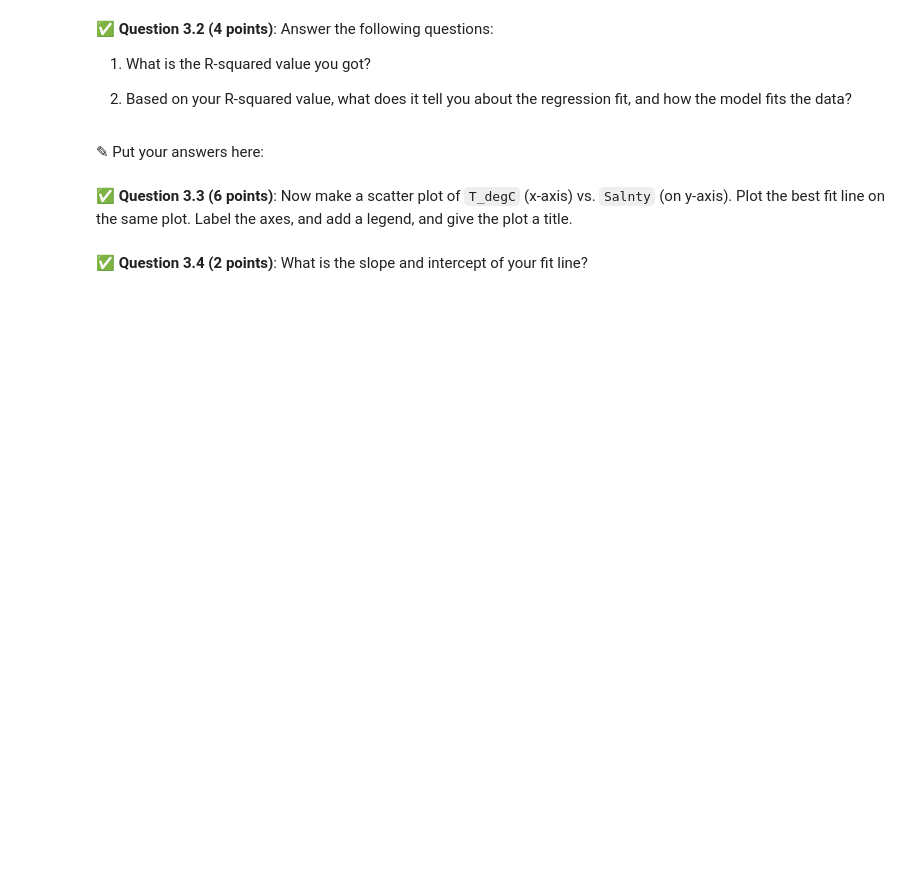
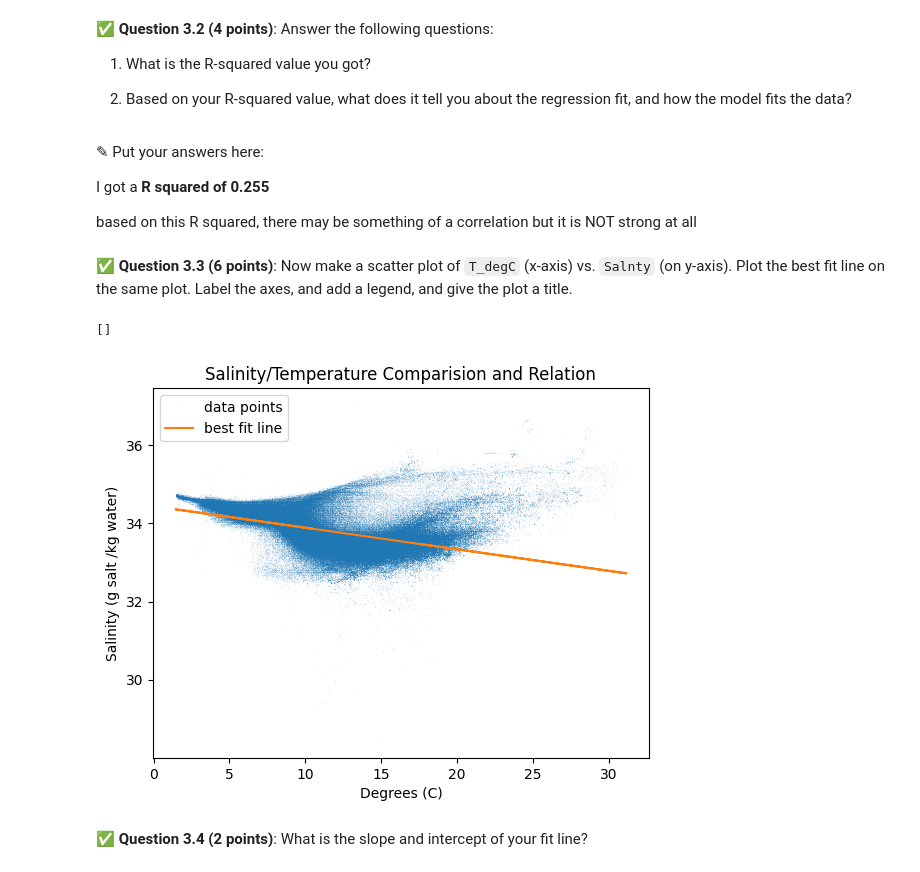
Before and after one commit to RyanGroneck/CMSE202-f25-turnin, a Jupyter notebook: hw-03/HW-03_Regression-S25-STUDENT.ipynb, the cells around one changed output. Drawn from its saved outputs; the diff is of its cells as text; code cells hidden in the pictures; blank space fills up the shorter version.

```diff
--- a/hw-03/HW-03_Regression-S25-STUDENT.ipynb
+++ b/hw-03/HW-03_Regression-S25-STUDENT.ipynb
@@ -147,0 +154,11 @@ In this part, we'll perform some one-variable linear and polynomial regression a
+# %%
+# Put your code here
+
+import statsmodels.api as sm
+
+X = sm.add_constant(book1_df['T_degC'])
+y = book1_df['Salnty']
+
+model = sm.OLS(y, X).fit()
+
+print(model.summary())
@@ -151,7 +186,11 @@ In this part, we'll perform some one-variable linear and polynomial regression a
 1. What is the R-squared value you got?
 
 2. Based on your R-squared value, what does it tell you about the regression fit, and how the model fits the data?
-# %% [markdown]
-<font size=+3>&#9998;</font> Put your answers here:
+# %% [markdown]
+<font size=+3>&#9998;</font> Put your answers here:
+
+I got a **R squared of 0.255**
+
+based on this R squared, there may be something of a correlation but it is NOT strong at all
 # %% [markdown]
 &#9989;  **Question 3.3 (6 points)**: Now make a scatter plot of `T_degC` (x-axis) vs. `Salnty` (on y-axis). Plot the best fit line on the same plot. Label the axes, and add a legend, and give the plot a title.
@@ -160,2 +197,17 @@ In this part, we'll perform some one-variable linear and polynomial regression a
+# %%
+# Put your code here
+import matplotlib.pyplot as plt
+
+y_guess = model.predict(X)
+plt.plot(book1_df['T_degC'], book1_df['Salnty'], ',', alpha = 0.1, label = 'data points') #bruh this should be a density plot
+plt.plot(book1_df['T_degC'], y_guess, label = 'best fit line')
+plt.xlabel('Degrees (C)')
+plt.ylabel('Salinity (g salt /kg water)')
+plt.title('Salinity/Temperature Comparision and Relation')
+plt.legend()
+plt.plot()
+# %% [output]
+[]
+[figure, added]
 # %% [markdown]
 &#9989;  **Question 3.4 (2 points)**: What is the slope and intercept of your fit line?
```
Also changed, not shown: parts of 11 cells of this notebook.
